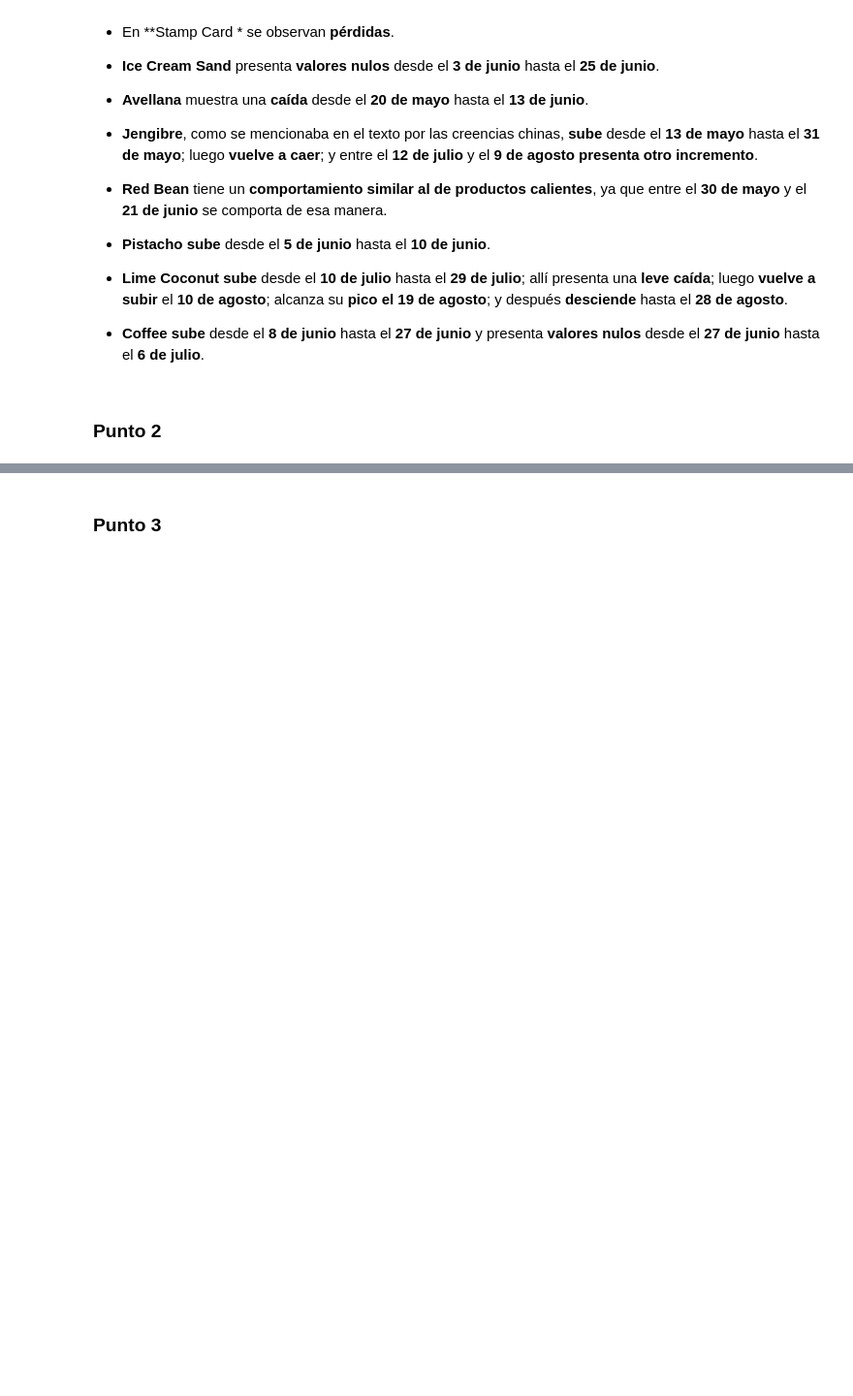
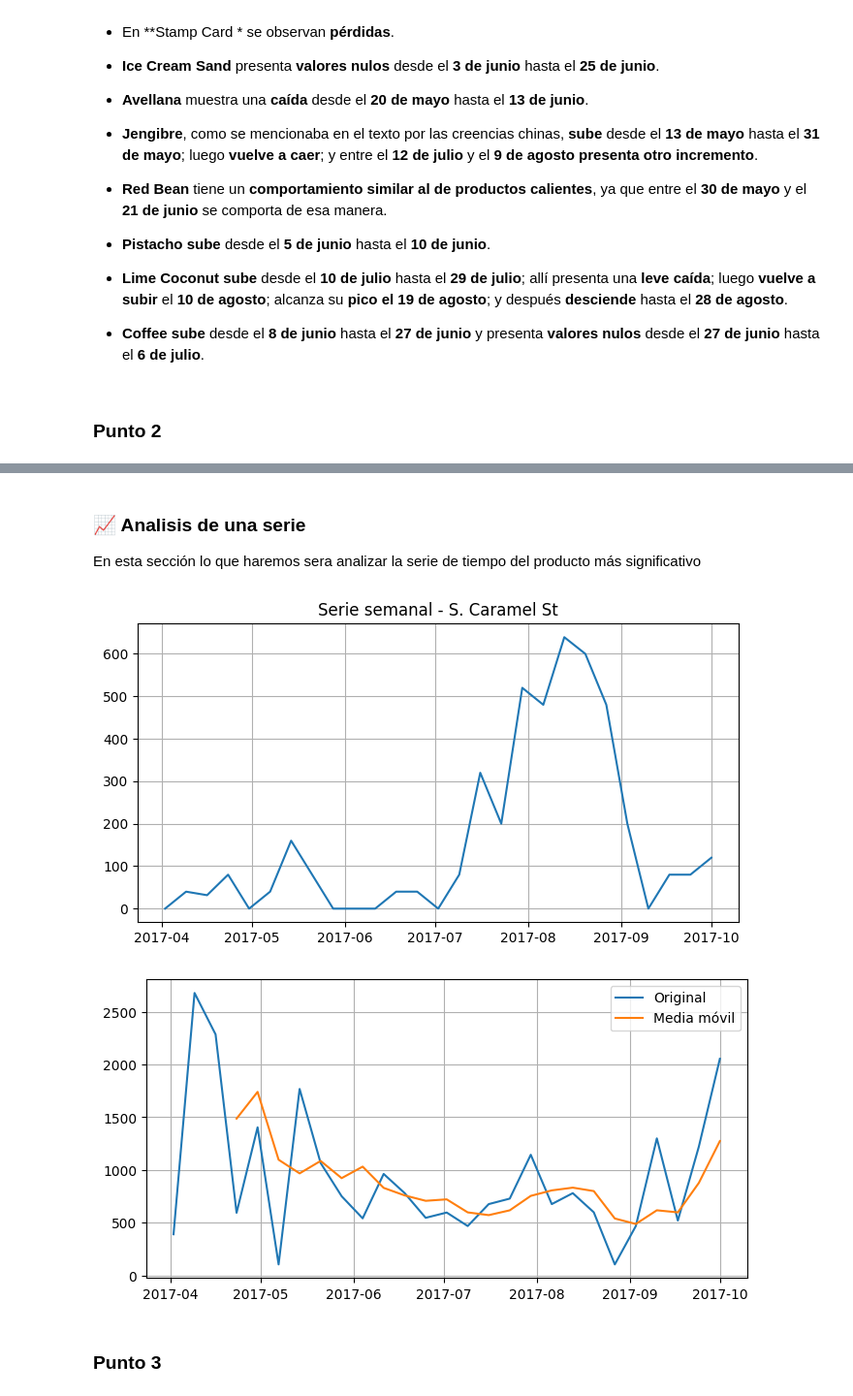
Before and after one commit to Manuel-Carreno/forecasting-parcial, a Jupyter notebook: 02_Parcial_Forecasting_(grupo).ipynb, the cells around one changed output, grey strips where cells are left out. Shown at 97% size. Saved outputs shown, nothing was run; the diff lists cells and outputs as text; code cells hidden in the pictures; blank space fills up the shorter version.

```diff
--- a/02_Parcial_Forecasting_(grupo).ipynb
+++ b/02_Parcial_Forecasting_(grupo).ipynb
@@ -498,3 +694,25 @@ False
+# %% [markdown]
+### 📈 Analisis de una serie
+En esta sección lo que haremos sera analizar la serie de tiempo del producto más significativo
+# %%
+serie_analizar = df_eval['S. Caramel St']
+
+plt.figure(figsize=(8,4))
+plt.plot(serie)
+plt.title("Serie semanal - S. Caramel St")
+plt.grid()
+plt.show()
+
+# tendencia
+plt.figure(figsize=(8,4))
+plt.plot(serie_analizar, label='Original')
+plt.plot(serie_analizar.rolling(4).mean(), label='Media móvil')
+plt.legend()
+plt.grid()
+plt.show()
+# %% [output]
+[figure, added]
+[figure, added]
 # %% [markdown]
 ### Punto 3
 # %%
```
Also changed, not shown: parts of 12 cells of this notebook.
